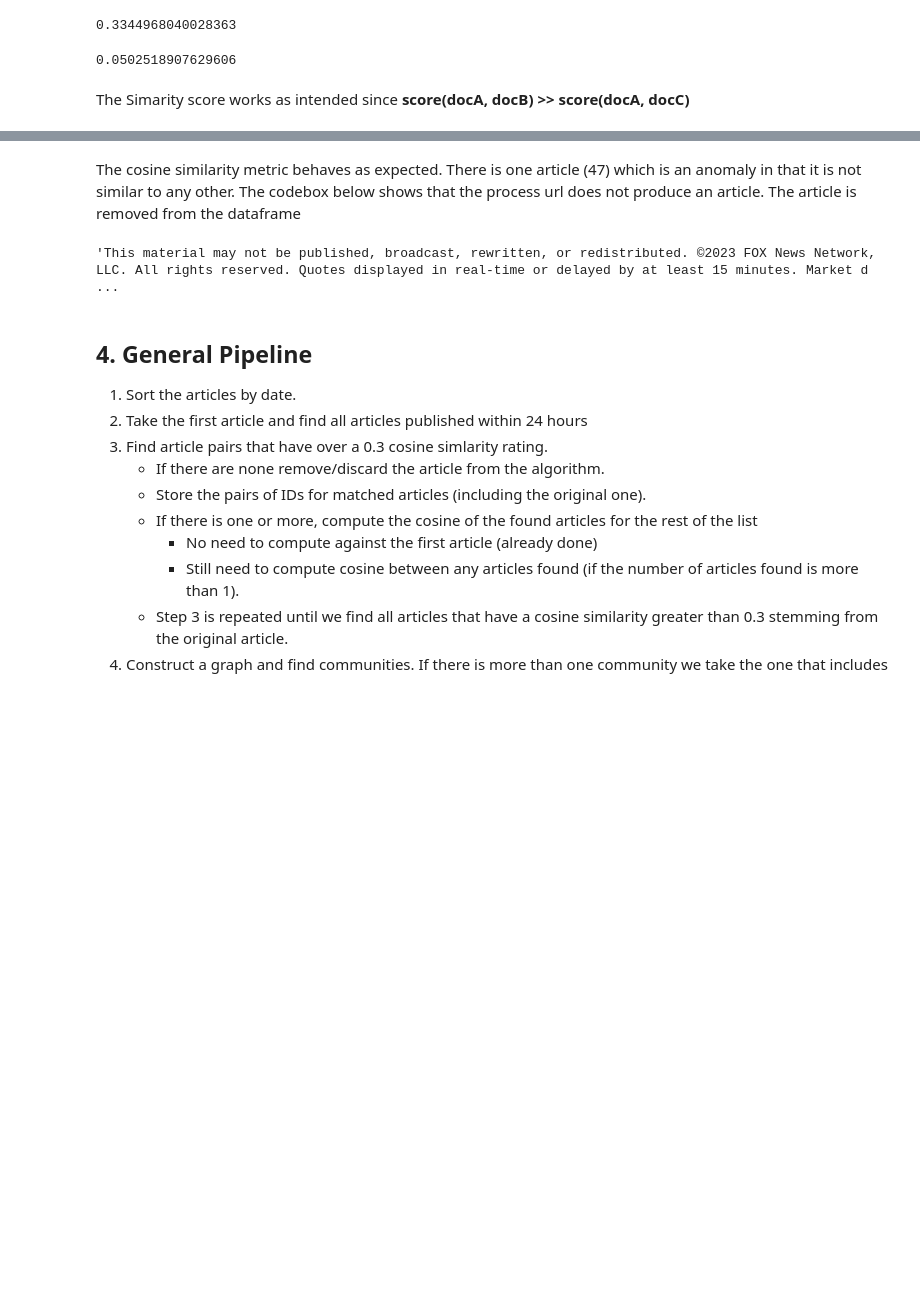
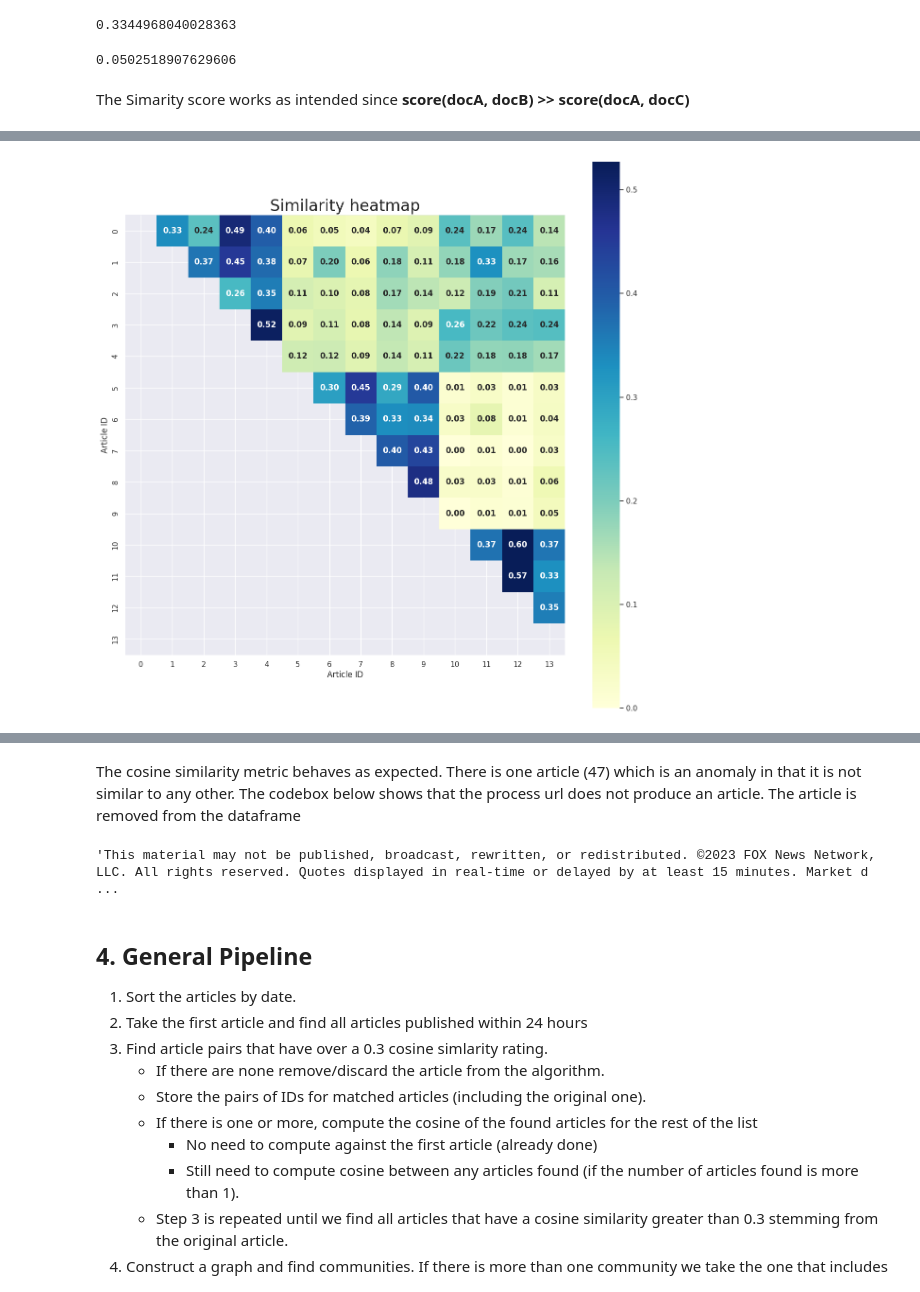
Before and after one commit to Luisgarchi/Dissertation-News-Bias, a Jupyter notebook: Exploratory Analysis/Grouping Articles Exploratory Analysis.ipynb, the cells around one changed output, grey strips where cells are left out. Saved outputs shown, nothing was run; the diff lists cells and outputs as text; code cells hidden in the pictures; blank space fills up the shorter version.

```diff
--- a/Exploratory Analysis/Grouping Articles Exploratory Analysis.ipynb
+++ b/Exploratory Analysis/Grouping Articles Exploratory Analysis.ipynb
@@ -284,0 +284,6 @@ cosine_similarity_heatmap(articles, cv_cosine_matrix)
+# %%
+events1_2_3 = articles.iloc[np.r_[0:14]].reset_index(drop = True)
+cosine_events1_2_3 = compute_cosine_matrix(events1_2_3["body50"], vectorizer='CV')
+cosine_similarity_heatmap(events1_2_3, cosine_events1_2_3, size_numbers = 12)
+# %% [output]
+[figure, added]
```
Also changed, not shown: parts of 3 cells of this notebook, 11 other files.
